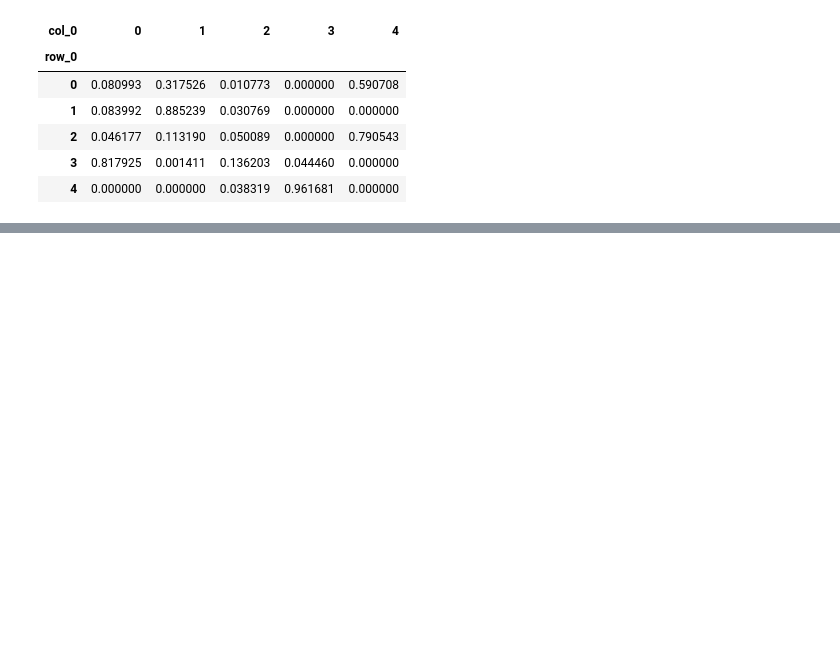
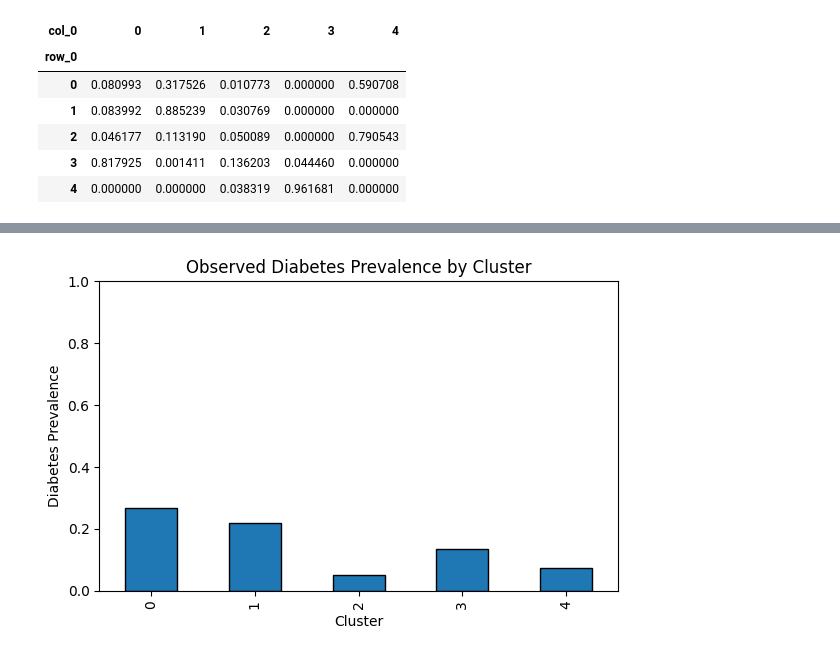
Before and after one commit to Benn800/Diabetes_Classifier, a Jupyter notebook: notebooks/04_clustering.ipynb, the cells around one changed output, grey strips where cells are left out. Drawn from its saved outputs; the diff is of its cells as text; code cells hidden in the pictures; blank space fills up the shorter version.

```diff
--- a/notebooks/04_clustering.ipynb
+++ b/notebooks/04_clustering.ipynb
@@ -44,17 +45,13 @@ df = pd.read_csv(DATA_PATH)
 RANDOM_STATE = 42
 rng = np.random.default_rng(RANDOM_STATE)
 
+# Features used for clustering
 CLUSTER_COLS = [
     "Smoker", "PhysActivity", "Fruits", "Veggies", "HvyAlcoholConsump",
     "CholCheck", "AnyHealthcare", "NoDocbcCost",
     "BMI", "HighBP", "HighChol", "Age", "Sex", "Education", "Income"
 ]
 
-TARGET_COL = "Diabetes_binary"  # only for interpretation (optional)
-
-# Optional: cap threads if you ever see random kernel deaths (rare)
-# import os
-# os.environ["OMP_NUM_THREADS"] = "1"
-# os.environ["MKL_NUM_THREADS"] = "1"
+TARGET_COL = "Diabetes_012"  # only for interpretation (optional)
 # %%
 # CELL 2 — Preprocess: extract X, scale, PCA (retain 85% variance)
@@ -363,0 +391,28 @@ Contingency table: KMeans (rows) vs Agglomerative (cols), row-normalized
+# %%
+# Observed diabetes prevalence by KMeans cluster
+# Select cluster labels and target column
+cluster_col = "cluster_kmeans"
+target_col = "Diabetes_012" if "Diabetes_012" in df2.columns else TARGET_COL
+
+# Build a binary indicator for diabetes status
+df_prev = df2[[cluster_col, target_col]].copy()
+df_prev["Diabetes"] = (df_prev[target_col] > 0).astype(int)
+
+# Compute prevalence by cluster
+prevalence = df_prev.groupby(cluster_col)["Diabetes"].mean()
+
+# Plot prevalence by cluster
+prevalence.plot(
+    kind="bar",
+    figsize=(6, 4),
+    edgecolor="black"
+ )
+
+plt.ylabel("Diabetes Prevalence")
+plt.xlabel("Cluster")
+plt.title("Observed Diabetes Prevalence by Cluster")
+plt.ylim(0, 1)
+plt.tight_layout()
+plt.show()
+# %% [output]
+[figure, added]
```
Also changed, not shown: parts of 11 cells of this notebook, 1 other file.
